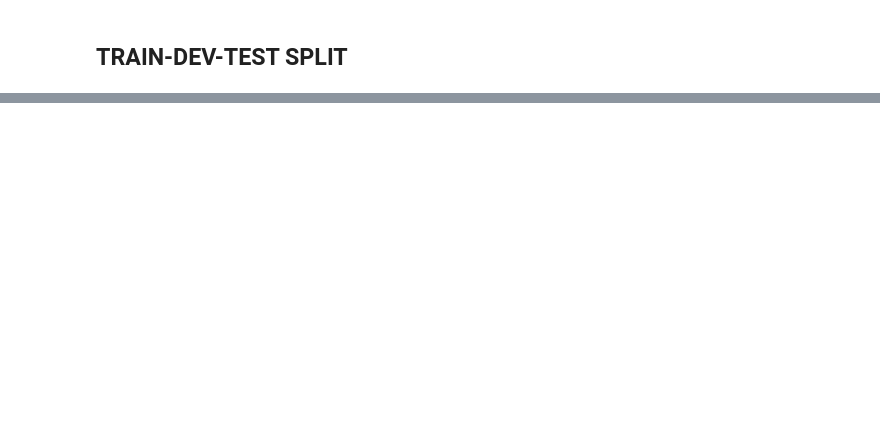
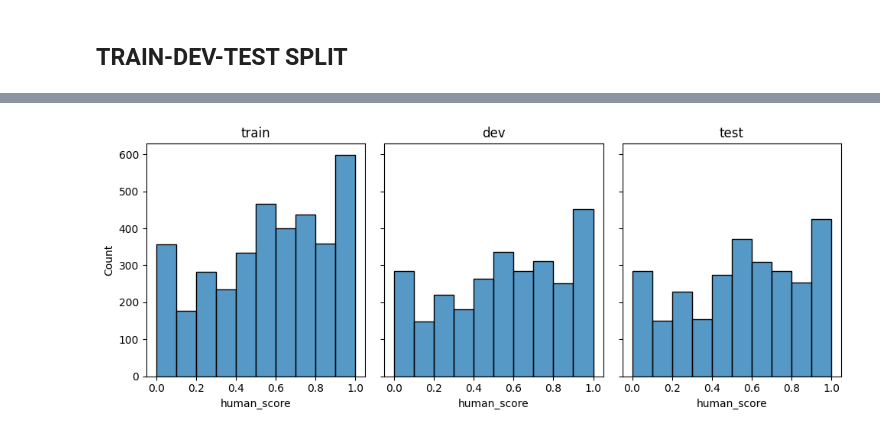
Before and after one commit to PastelBelem8/t-few, a Jupyter notebook: notebooks/1.DataPreprocessing-CrossReference-WMT19DARR_with_DA.ipynb, the cells around one changed output, grey strips where cells are left out. Drawn from its saved outputs; the diff is of its cells as text; code cells hidden in the pictures; blank space fills up the shorter version.

Commit message:
Update notebooks: add quantile-based discretization

```diff
--- a/notebooks/1.DataPreprocessing-CrossReference-WMT19DARR_with_DA.ipynb
+++ b/notebooks/1.DataPreprocessing-CrossReference-WMT19DARR_with_DA.ipynb
@@ -111,10 +111,10 @@ def load_mt_da(data_dir: str, dataset_name: str) -> pd.DataFrame:
 
 Generate intermediate file with the preprocessing steps we mention before, including the duplicates handling and the scaling of the human scores. The files will be created at `"./experiments/mt_data/preprocessed/{LANGUAGE_PAIR}/data_darr_w_scores.csv"`
 # %%
-DIR_DATASET_RAW = "./experiments/mt_data/raw"
-DIR_DATASET_PREPROC = "./experiments/mt_data/preproc"
+DIR_DATASET_RAW = "../datasets/mt_data/raw"
+DIR_DATASET_PREPROC = "../datasets/mt_data/preproc"
 
-PREPROC_DATA_FILENAME = "WMT19DARR_w_scores"
+PREPROC_DATA_FILENAME = "WMT19DARR_w_all_scores"
 # %%
 for src_lang in ("gu", "kk", "zh", "de", "fi", "lt", "ru"):
     language_pair = f"{src_lang}-en"
@@ -405,0 +380,75 @@ all
+# %%
+for src_lang in ("gu", "kk", "zh", "de", "fi", "lt", "ru"):
+    language_pair = f"{src_lang}-en"
+    print_sep(language_pair)
+
+    output_dir = f"{DIR_DATASET_PREPROC}/{language_pair}/quantile"
+    os.makedirs(output_dir, exist_ok=True)
+
+    df_darr_w_scores = pd.read_csv(f"{DIR_DATASET_PREPROC}/{language_pair}/{PREPROC_DATA_FILENAME}.csv")
+    # -------------------------------------------------------------------------------
+    # Step 1. Scale to [0, 1]
+    # -------------------------------------------------------------------------------
+    df_darr_w_scores["human_score"] = df_darr_w_scores[TARGET_COL].apply(lambda ex: round(ex/100, 4))
+    assert df_darr_w_scores["human_score"].apply(lambda ex: 0 <= ex <= 1).all()
+
+    # -------------------------------------------------------------------------------
+    # Step 2. Split creation (by src)
+    # -------------------------------------------------------------------------------
+    src = df_darr_w_scores["src"].unique()
+    src_ids = train_test_split_ids(ids=np.arange(len(src)), test_fraction=TEST_FRACTION, dev_fraction=DEV_FRACTION, seed=SEED)
+    assert_non_overlapping(src_ids)
+
+    dfs = [collect_src(df_darr_w_scores, src, ids) for ids in src_ids]
+    dfs_names = ["train", "dev", "test"]
+    print("  |  ".join([f"Len({name}): {len(df)}" for name, df in zip(dfs_names, dfs)]))
+
+    # -------------------------------------------------------------------------------
+    # Step 3. Plot distributions
+    # -------------------------------------------------------------------------------
+    print(f"Train, dev, test set `human_score` distribution")
+    plot_distributions(data=[d["human_score"] for d in dfs], labels=dfs_names)
+
+    # Step 3.1. Plot *binary* distribution
+    print("-" * 70)
+    binary_configs = {"precision": 2, "q": 2}
+    print("2-class distribution using configs:", binary_configs)
+    print("-" * 70)
+
+    dfs_class2 = get_quantile_dists(dfs, "human_score", **binary_configs)
+    plot_distributions(data=[d["label"] for d in dfs_class2], labels=dfs_names)
+
+    for d, d_name in zip(dfs_class2, dfs_names):
+        if len(d) != 0:
+            print(d_name)
+            print(get_distribution(d, "bin"))
+            d["target"] = d[TARGET_COL].apply(round).apply(int)
+            d.to_csv(f"{output_dir}/2class_{d_name}.csv", index=False)
+
+    dfs_class2_all = pd.concat(dfs_class2)
+    dfs_class2_all.to_csv(f"{output_dir}/2class_all.csv", index=False)
+    print("all")
+    print(get_distribution(dfs_class2_all, "bin"))
+
+    # Step 3.2. Plot *5-class* distribution
+    print("-" * 80)
+    fivary_configs = {"precision": 2, "q": 5}
+    print("5-Class distribution using configs:", fivary_configs)
+    print("-" * 80)
+
+    dfs_class5 = get_quantile_dists(dfs, "human_score", **fivary_configs)
+    plot_distributions(data=[d["label"] for d in dfs_class5], labels=dfs_names)
+
+    for d, d_name in zip(dfs_class5, dfs_names):
+        if len(d) != 0:
+            print(d_name)
+            print(get_distribution(d, "bin"))
+            d["target"] = d[TARGET_COL].apply(round).apply(int)
+            d.to_csv(f"{output_dir}/5class_{d_name}.csv", index=False)
+
+
+    dfs_class5_all = pd.concat(dfs_class5)
+    dfs_class5_all.to_csv(f"{output_dir}/5class_all.csv", index=False)
+    print("all")
+    print(get_distribution(dfs_class5_all, "bin"))
+# %% [output]
@@ -405,0 +463 @@ all
+[figure, added]
```
Also changed, not shown: parts of 9 cells of this notebook, 9 other files.
